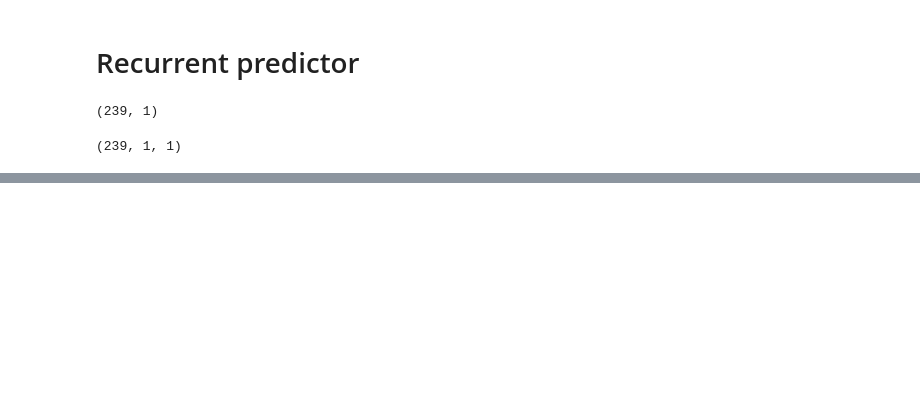
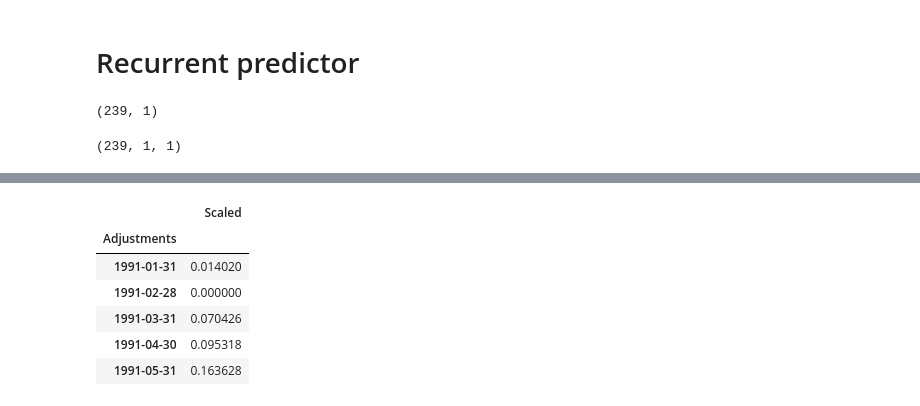
Before and after one commit to JasonShin/keras, a Jupyter notebook: 2. RNN - Time Series.ipynb, the cells around one changed output, grey strips where cells are left out. Drawn from its saved outputs; the diff is of its cells as text; code cells hidden in the pictures; blank space fills up the shorter version.

```diff
--- a/2. RNN - Time Series.ipynb
+++ b/2. RNN - Time Series.ipynb
@@ -195,0 +203,12 @@ AttributeError: 'Sequential' object has no attribute 'predit'
+# %%
+train_sc_df = pd.DataFrame(train_sc, columns=['Scaled'], index=train.index)
+test_sc_df = pd.DataFrame(test_sc, columns=['Scaled'], index=test.index)
+train_sc_df.head()
+# %% [output]
+|  | Scaled |
+| Adjustments |  |
+| 1991-01-31 | 0.014020 |
+| 1991-02-28 | 0.000000 |
+| 1991-03-31 | 0.070426 |
+| 1991-04-30 | 0.095318 |
+| 1991-05-31 | 0.163628 |
```
Also changed, not shown: parts of 20 cells of this notebook.
